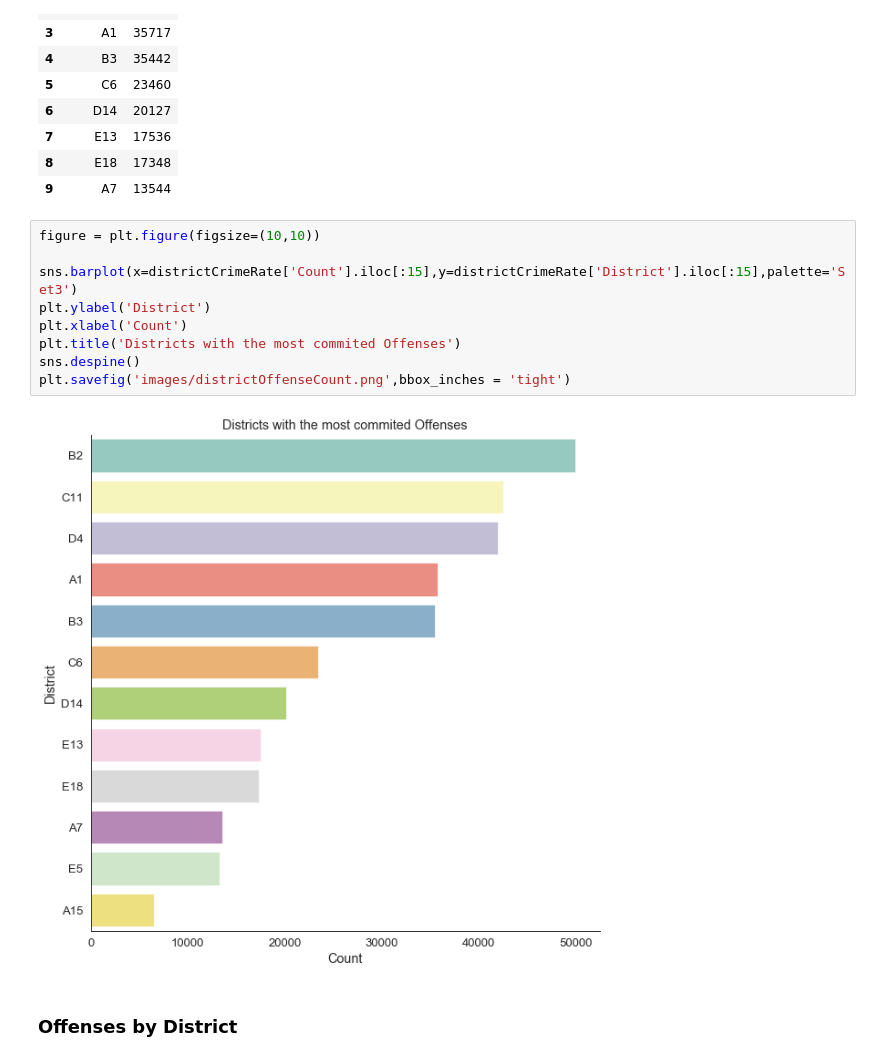
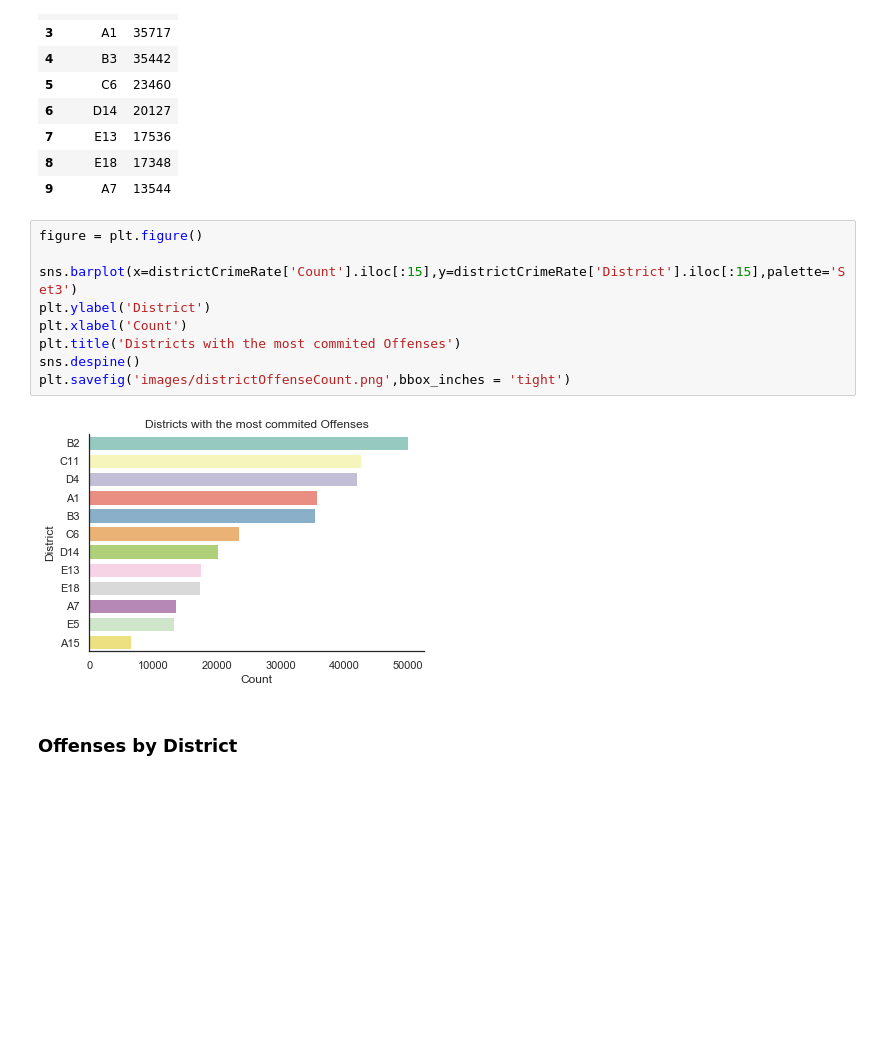
Before and after one commit to SpacePatroller/Boston_Crime_Data, a Jupyter notebook: Crime Data EDA.ipynb, the cells around one changed output. Drawn from its saved outputs; the diff is of its cells as text; blank space fills up the shorter version.

```diff
--- a/Crime Data EDA.ipynb
+++ b/Crime Data EDA.ipynb
@@ -142,16 +142,16 @@ districtCrimeRate.head(10)
 | 8 | E18 | 17348 |
 | 9 | A7 | 13544 |
 # %%
-figure = plt.figure(figsize=(10,10))
+figure = plt.figure()
 
 sns.barplot(x=districtCrimeRate['Count'].iloc[:15],y=districtCrimeRate['District'].iloc[:15],palette='Set3')
 plt.ylabel('District')
 plt.xlabel('Count')
 plt.title('Districts with the most commited Offenses')
 sns.despine()
 plt.savefig('images/districtOffenseCount.png',bbox_inches = 'tight')
 # %% [output]
-[figure, old version]
+[figure, new version]
 # %% [markdown]
 ### Offenses by District
 # %%
```
Also changed, not shown: parts of 2 cells of this notebook, 2 other files.
